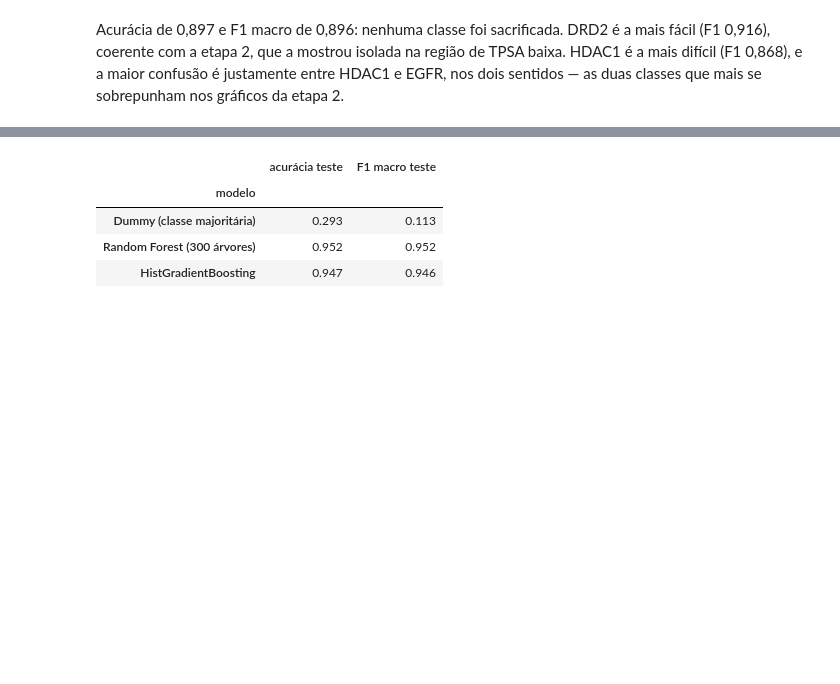
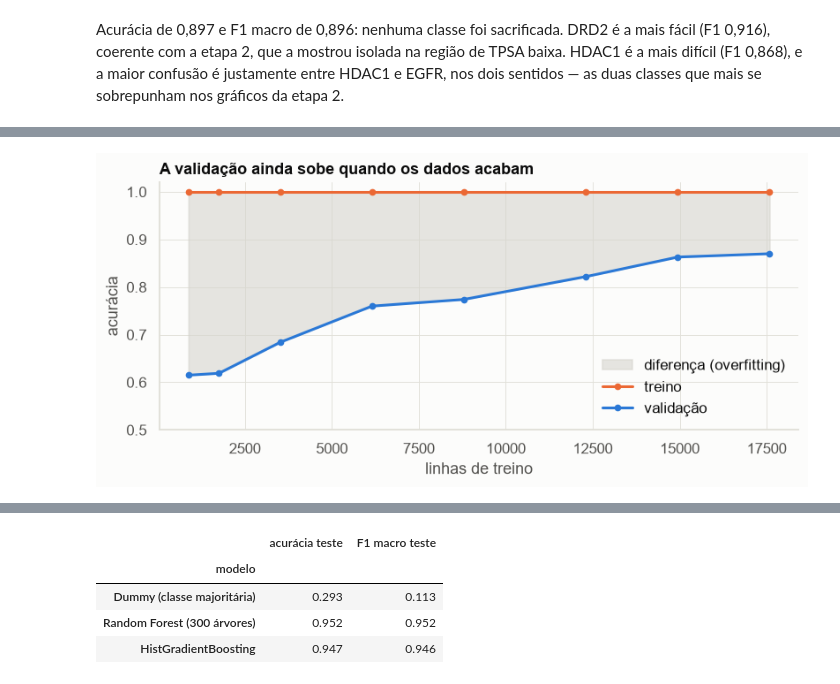
Before and after one commit to pumba-dev/machine-learning-practice, a Jupyter notebook: notebooks/03_decision_tree.ipynb, the cells around one changed output, grey strips where cells are left out. Cells and saved outputs as stored; diff of their text form; code cells hidden in the pictures; blank space fills up the shorter version.

```diff
--- a/notebooks/03_decision_tree.ipynb
+++ b/notebooks/03_decision_tree.ipynb
@@ -244,0 +249,4 @@ Acurácia de 0,897 e F1 macro de 0,896: nenhuma classe foi sacrificada. DRD2 é
+# %%
+plots.learning_curve(modeling.learning_curve_table(dados))
+# %% [output]
+[figure, added]
```
Also changed, not shown: parts of 13 cells of this notebook, 3 other files.
